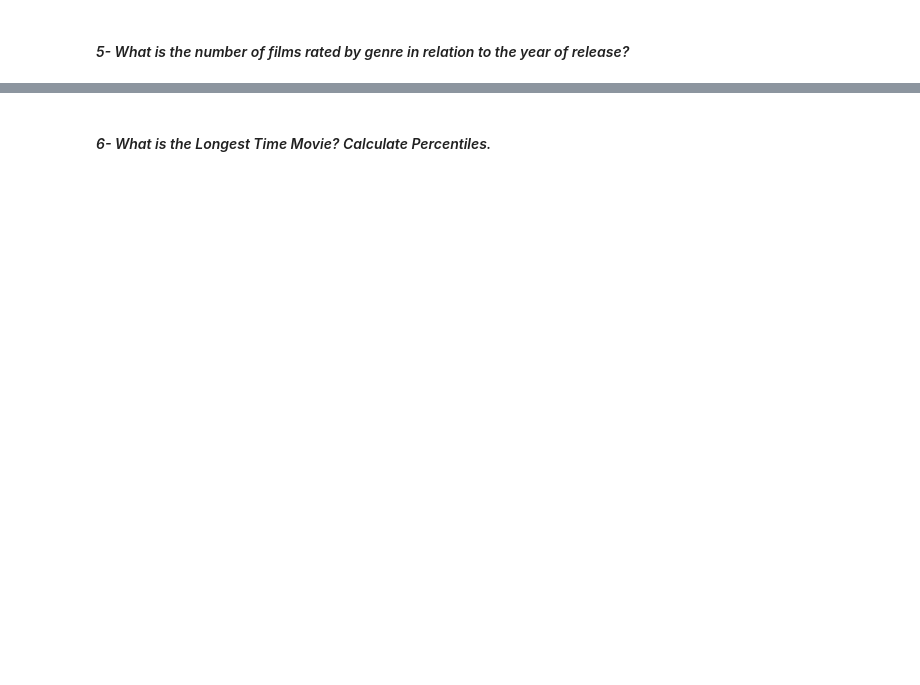
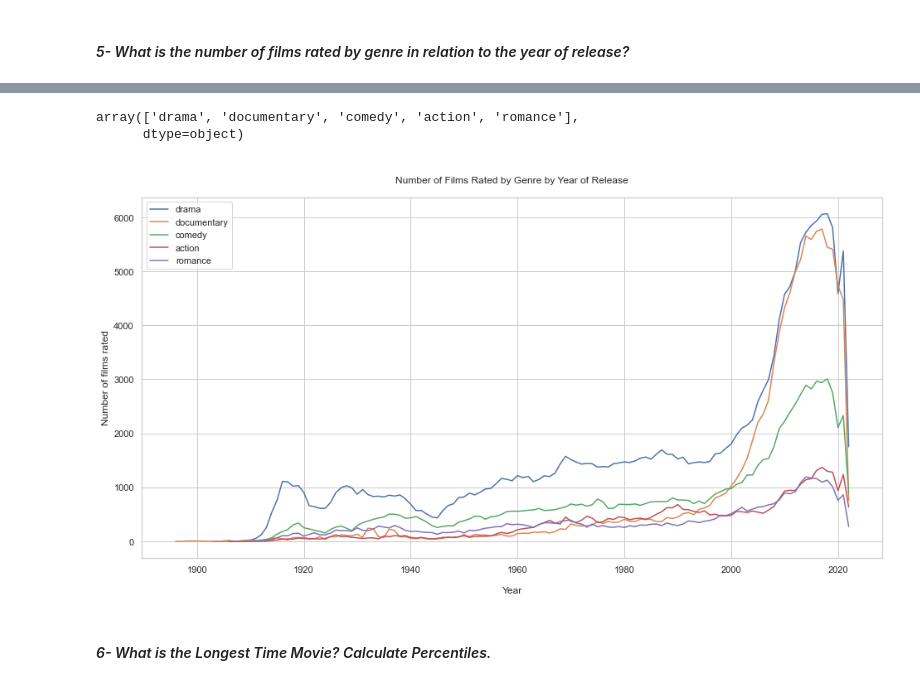
Before and after one commit to Krupique/Explorating-Data, a Jupyter notebook: IMDB-ExploreData/ExploreData.ipynb, the cells around one changed output, grey strips where cells are left out. Cells and saved outputs as stored; diff of their text form; code cells hidden in the pictures; blank space fills up the shorter version.

Commit message:
Finishing the project, introduction to data analysis using the IMDB dataset.

```diff
--- a/IMDB-ExploreData/ExploreData.ipynb
+++ b/IMDB-ExploreData/ExploreData.ipynb
@@ -531,0 +638,12 @@ df_gender_ratings
+# %%
+# Let's count
+genre_count = []
+for item in single_genres:
+    query = 'SELECT COUNT(*) COUNT FROM  titles  WHERE genres LIKE '+ '\''+'%'+item+'%'+'\' AND type=\'movie\' AND premiered <= 2022'
+    res = pd.read_sql_query(query, conn)
+    genre_count.append(res['COUNT'].values[0])
+# %%
+# Prepare the dataframe
+df_genre_count = pd.DataFrame()
+df_genre_count['genre'] = single_genres
+df_genre_count['count'] = genre_count
@@ -532,2 +657,30 @@ df_gender_ratings
+# %%
+df_genre_count.sort_values(by='count', inplace=True, ascending=False)
+# %%
+top5 = df_genre_count[0:5]['genre'].values
+# %%
+top5
+# %% [output]
+array(['drama', 'documentary', 'comedy', 'action', 'romance'],
+      dtype=object)
+# %%
+# Plot
+
+# Figura
+plt.figure(figsize = (16,8))
+
+# Loop e Plot
+for item in top5:
+    query = 'SELECT COUNT(*) Number_of_movies, premiered Year FROM  titles  WHERE genres LIKE '+ '\''+'%'+item+'%'+'\' AND type=\'movie\' AND Year <=2022 GROUP BY Year'
+    res = pd.read_sql_query(query, conn)
+    plt.plot(res['Year'], res['Number_of_movies'])
+
+plt.xlabel('\nYear')
+plt.ylabel('Number of films rated')
+plt.title('\nNumber of Films Rated by Genre by Year of Release\n')
+plt.legend(labels = top5)
+plt.show()
+# %% [output]
+[figure, added]
 # %% [markdown]
 #### _6- What is the Longest Time Movie? Calculate Percentiles._
```
Also changed, not shown: parts of 33 cells of this notebook.
